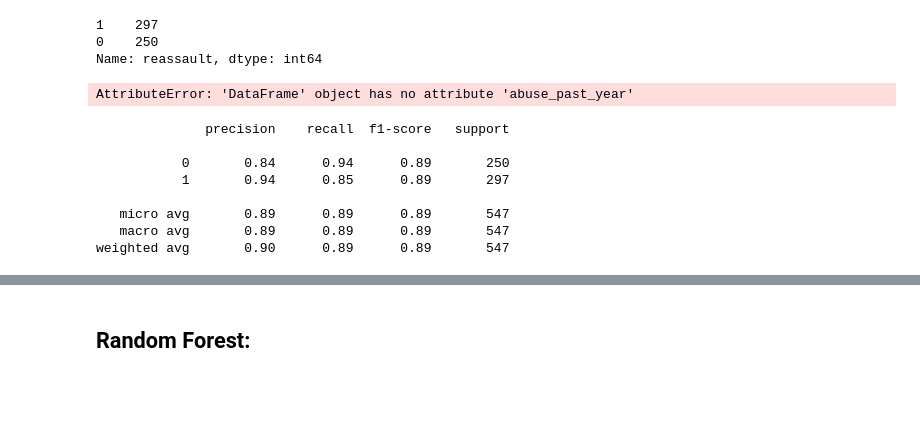
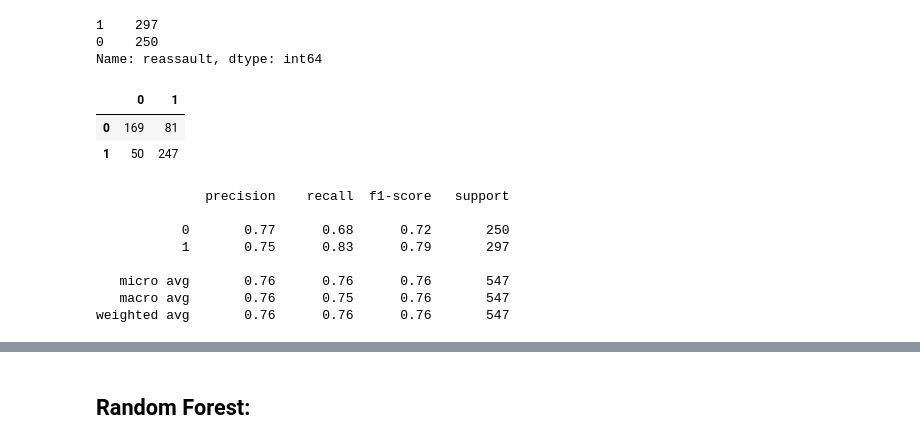
Before and after one commit to codeup-capstone-one/domestic-violence, a Jupyter notebook: Phase_2_rough.ipynb, the cells around one changed output, grey strips where cells are left out. Saved outputs shown, nothing was run; the diff lists cells and outputs as text; code cells hidden in the pictures; blank space fills up the shorter version.

```diff
--- a/Phase_2_rough.ipynb
+++ b/Phase_2_rough.ipynb
@@ -287,6 +280,4 @@ elif sig_feats_c:
     features = [item[0] for item in explore.sort_sigs(sig_dict_c)]
 elif sig_feats:
     features = [item[0] for item in explore.sort_sigs(sig_dict)]
-# %%
-features.remove('num_incidents')
 # %%
@@ -314,3 +300,8 @@ explore.make_rel(train_df, 'id_age', 'age_disparity', hue='reassault')
+# %%
+# create some subsets of significant features to assess model performance
+top_5 = features[0:5]
+top_10 = features[0:10]
+top_15 = features[0:15]
 # %% [markdown]
 # Modeling:
 # %% [markdown]
@@ -445,25 +386,25 @@ weighted avg       0.78      0.78      0.78       547
 params = {'max_depth': [2, 3, 4],
           'max_features': [None, 1, 3]}
 
-# for classificaiton you can change the algorithm as gini or entropy (information gain).  Default is gini.
-dtc = DecisionTreeClassifier(criterion='entropy', max_depth=4, max_features=3, random_state=0)
+# # for classificaiton you can change the algorithm as gini or entropy (information gain).  Default is gini.
+# dtc = DecisionTreeClassifier(criterion='entropy', max_depth=4, max_features=3, random_state=0)
 
-grid = GridSearchCV(dtc, params, cv=3, iid=True)
+# grid = GridSearchCV(dtc, params, cv=3, iid=True)
 
-grid.fit(X_train[features[0:4]], y_train)
+# grid.fit(X_train[top_5], y_train)
 
-results = grid.cv_results_
-results.keys()
+# results = grid.cv_results_
+# results.keys()
 
-test_scores = results['mean_test_score']
-test_scores
+# test_scores = results['mean_test_score']
+# test_scores
 
-params = results['params']
-params
+# params = results['params']
+# params
 
-for p, s in zip(params, test_scores):
-    p['score'] = s
+# for p, s in zip(params, test_scores):
+#     p['score'] = s
 
-pd.DataFrame(params).sort_values(by='score')
+# pd.DataFrame(params).sort_values(by='score')
 
-dtc.fit(X_train[features[0:4]], y_train)
+# dtc.fit(X_train[top_5], y_train)
@@ -495,0 +419,2 @@ array([[0.83703704, 0.16296296],
+# %%
+dtc, y_pred, y_pred_proba = model.decision_tree(params, top_10, X_train, y_train)
@@ -514,22 +455,24 @@ y_train.reassault.value_counts()
 0    250
 Name: reassault, dtype: int64
 # %%
-labels = sorted(y_train.abuse_past_year.unique())
+labels = sorted(y_train.reassault.unique())
 
 pd.DataFrame(confusion_matrix(y_train, y_pred), index=labels, columns=labels)
 # %% [output]
-AttributeError: 'DataFrame' object has no attribute 'abuse_past_year'
+|  | 0 | 1 |
+| 0 | 169 | 81 |
+| 1 | 50 | 247 |
 # %%
 print(classification_report(y_train, y_pred))
 # %% [output]
               precision    recall  f1-score   support
 
-           0       0.84      0.94      0.89       250
-           1       0.94      0.85      0.89       297
+           0       0.77      0.68      0.72       250
+           1       0.75      0.83      0.79       297
 
-   micro avg       0.89      0.89      0.89       547
-   macro avg       0.89      0.89      0.89       547
-weighted avg       0.90      0.89      0.89       547
+   micro avg       0.76      0.76      0.76       547
+   macro avg       0.76      0.75      0.76       547
+weighted avg       0.76      0.76      0.76       547
 # %%
 params = {'max_depth': [2, 3, 4],
           'max_features': [None, 1, 3]}
```
Also changed, not shown: parts of 71 cells of this notebook, 2 other files.
